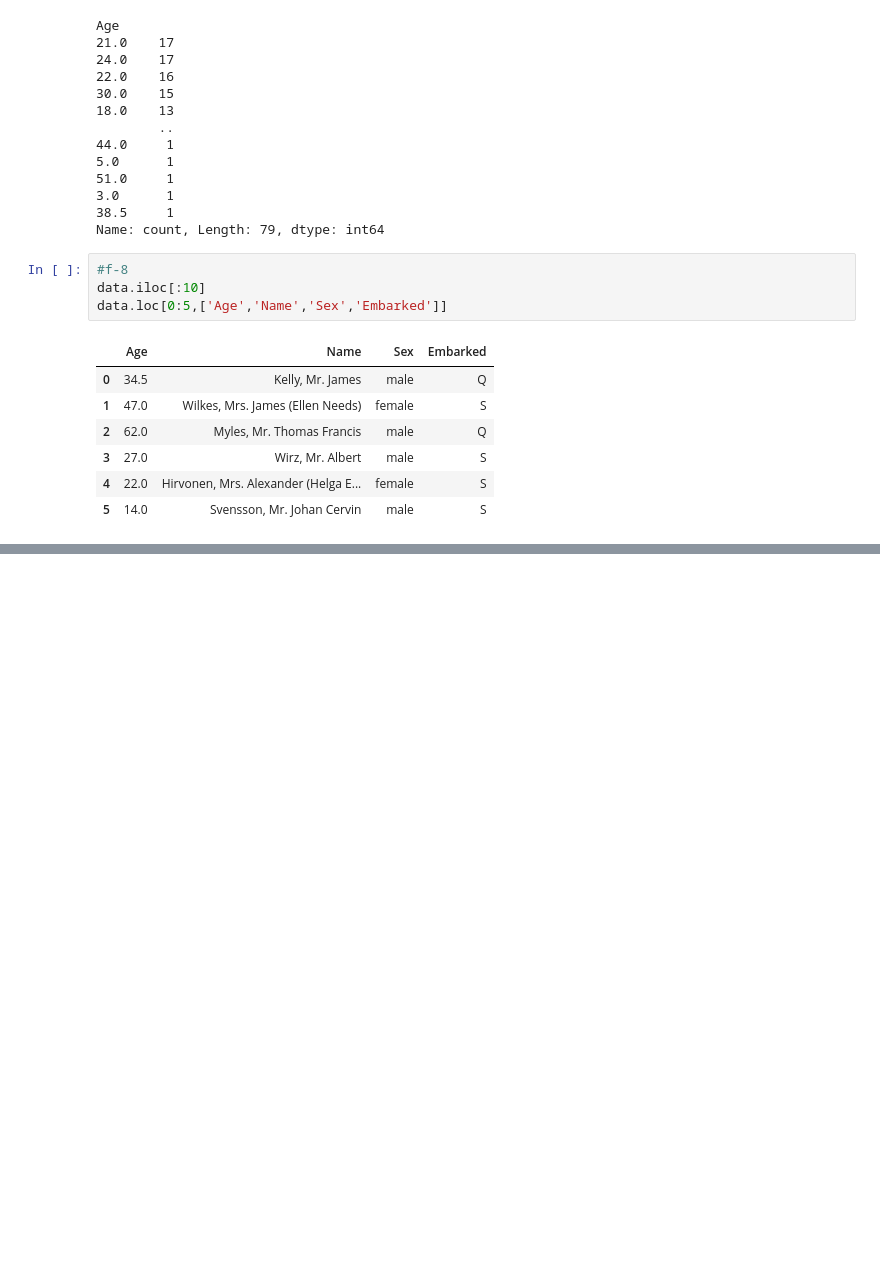
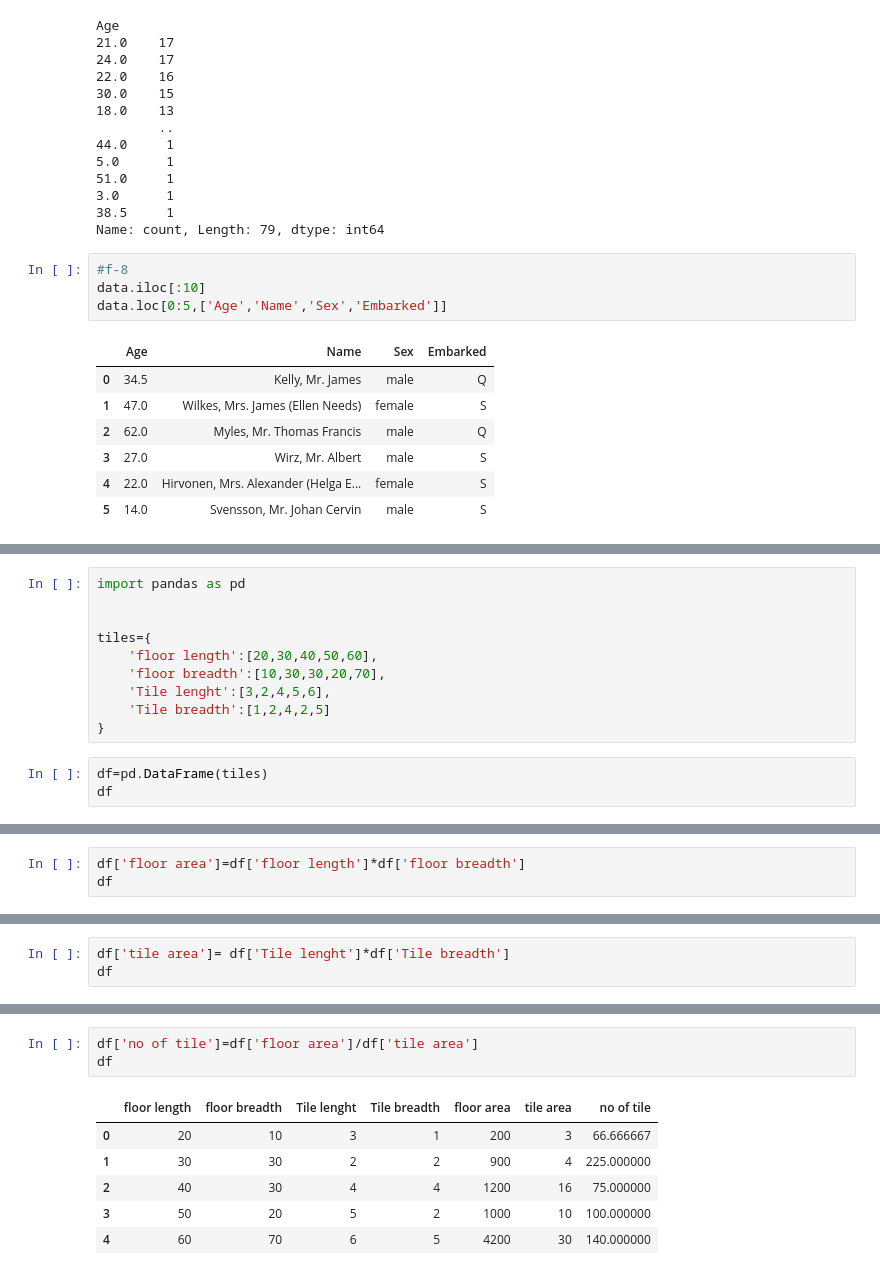
Before and after one commit to Murtiza007/DS10, a Jupyter notebook: pandas.ipynb, the cells around one changed output, grey strips where cells are left out. Drawn from its saved outputs; the diff is of its cells as text; blank space fills up the shorter version.

```diff
--- a/pandas.ipynb
+++ b/pandas.ipynb
@@ -260,0 +380,13 @@ data.loc[0:5,['Age','Name','Sex','Embarked']]
+# %%
+import pandas as pd
+
+
+tiles={
+    'floor length':[20,30,40,50,60],
+    'floor breadth':[10,30,30,20,70],
+    'Tile lenght':[3,2,4,5,6],
+    'Tile breadth':[1,2,4,2,5]
+}
+# %%
+df=pd.DataFrame(tiles)
+df
@@ -260,0 +400,3 @@ data.loc[0:5,['Age','Name','Sex','Embarked']]
+# %%
+df['floor area']=df['floor length']*df['floor breadth']
+df
@@ -260,0 +410,3 @@ data.loc[0:5,['Age','Name','Sex','Embarked']]
+# %%
+df['tile area']= df['Tile lenght']*df['Tile breadth']
+df
@@ -260,0 +420,10 @@ data.loc[0:5,['Age','Name','Sex','Embarked']]
+# %%
+df['no of tile']=df['floor area']/df['tile area']
+df
+# %% [output]
+|  | floor length | floor breadth | Tile lenght | Tile breadth | floor area | tile area | no of tile |
+| 0 | 20 | 10 | 3 | 1 | 200 | 3 | 66.666667 |
+| 1 | 30 | 30 | 2 | 2 | 900 | 4 | 225.000000 |
+| 2 | 40 | 30 | 4 | 4 | 1200 | 16 | 75.000000 |
+| 3 | 50 | 20 | 5 | 2 | 1000 | 10 | 100.000000 |
+| 4 | 60 | 70 | 6 | 5 | 4200 | 30 | 140.000000 |
```
Also changed, not shown: parts of 23 cells of this notebook, 3 other files.
